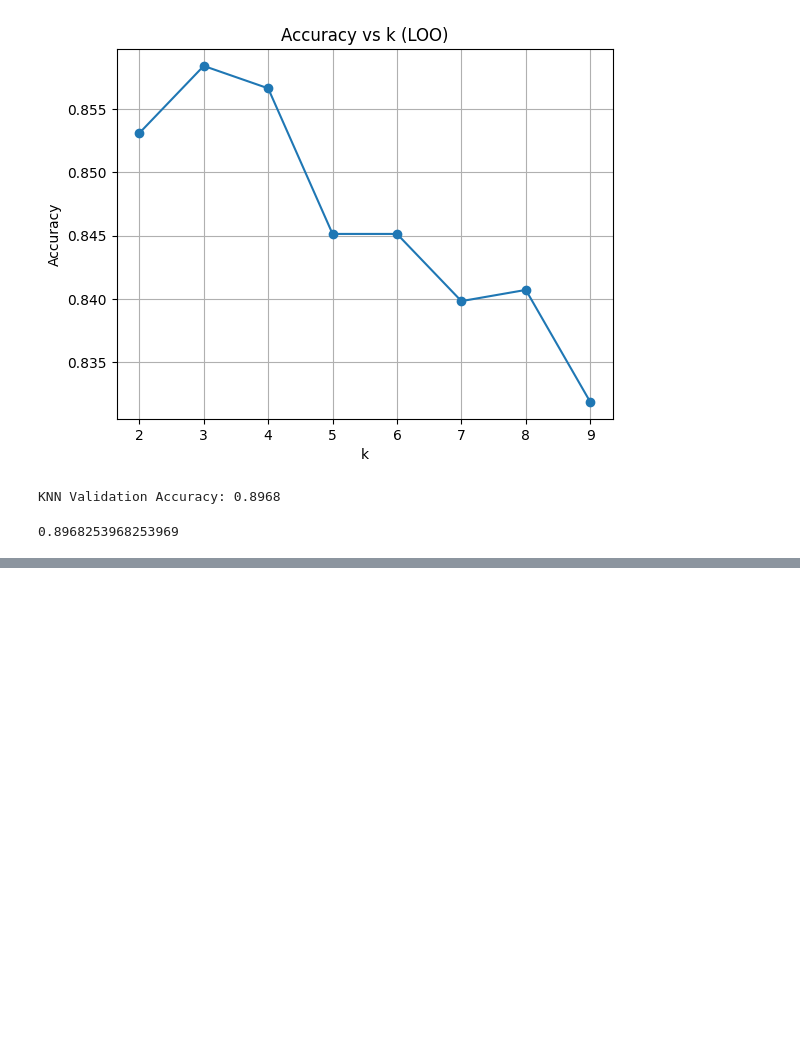
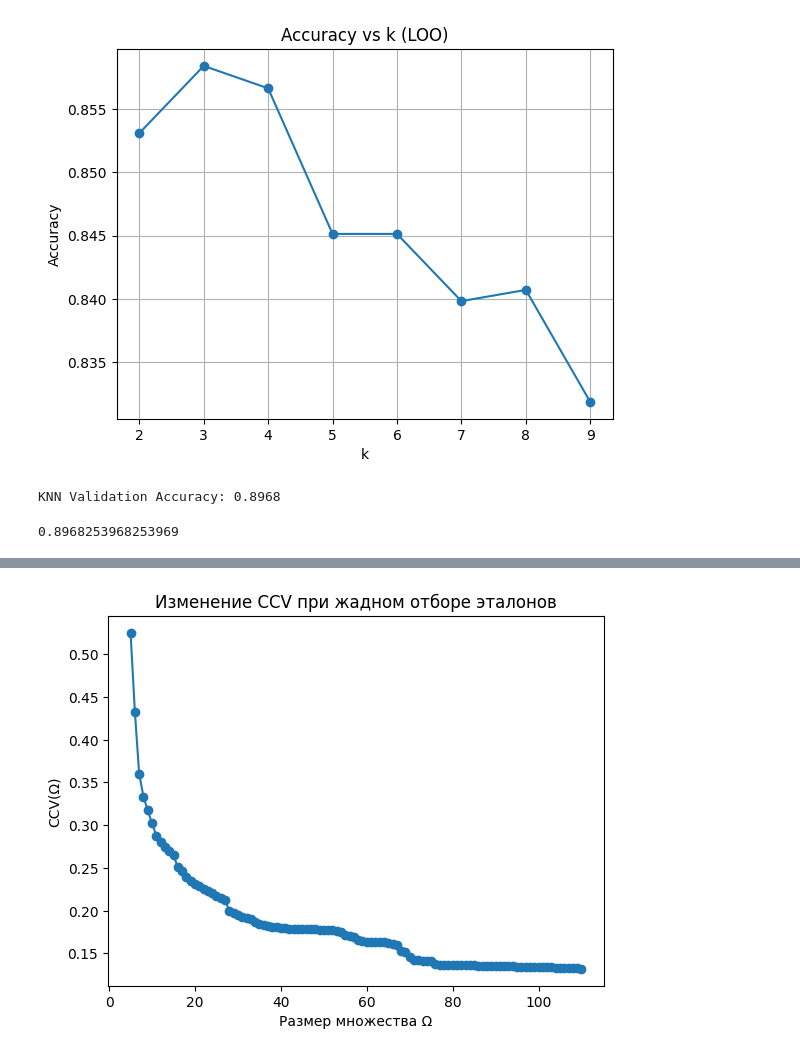
Before and after one commit to itmo-mla/fall-2025, a Jupyter notebook: students/rudyk-yy/lab2/source/lab2.ipynb, the cells around one changed output, grey strips where cells are left out. Cells and saved outputs as stored; diff of their text form; code cells hidden in the pictures; blank space fills up the shorter version.

```diff
--- a/students/rudyk-yy/lab2/source/lab2.ipynb
+++ b/students/rudyk-yy/lab2/source/lab2.ipynb
@@ -200,3 +199,7 @@ selector.plot_history()
+# %%
+selector.plot_history(mode='remove')
+# %% [output]
+[figure, added]
 # %%
 y_train = np.array(y_train)
 # %%
```
Also changed, not shown: parts of 4 cells of this notebook, 3 other files.
